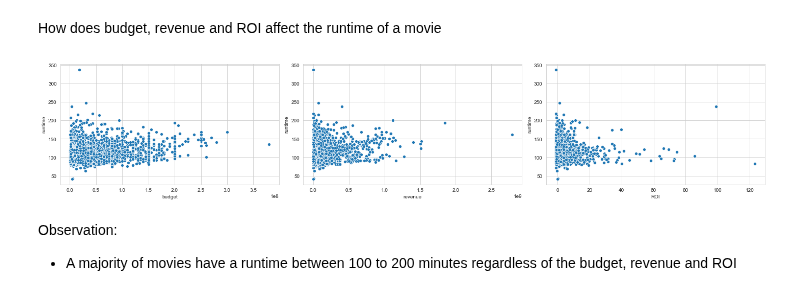
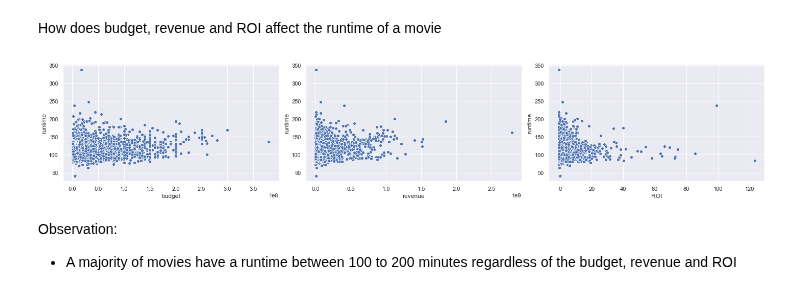
Before and after one commit to leyaof/movie-analysis, a Jupyter notebook: movie-analysis.ipynb, the cells around one changed output. Cells and saved outputs as stored; diff of their text form; code cells hidden in the pictures.

```diff
--- a/movie-analysis.ipynb
+++ b/movie-analysis.ipynb
@@ -300,12 +300,13 @@ How does budget, revenue and ROI affect the runtime of a movie
 # %%
 figure, ax=plt.subplots(1,3)
 figure.set_size_inches(20, 4)
+sns.set(font_scale=0.9)
 sns.scatterplot(x='budget', y='runtime', data=data2, ax=ax[0])
 sns.scatterplot(x='revenue', y='runtime', data=data2, ax=ax[1])
 sns.scatterplot(x='ROI', y='runtime', data=data2, ax=ax[2])
 figure.tight_layout()
 # %% [output]
-[figure, old version]
+[figure, new version]
 # %% [markdown]
 Observation:
 - A majority of movies have a runtime between 100 to 200 minutes regardless of the budget, revenue and ROI
```
Also changed, not shown: parts of 18 cells of this notebook.
